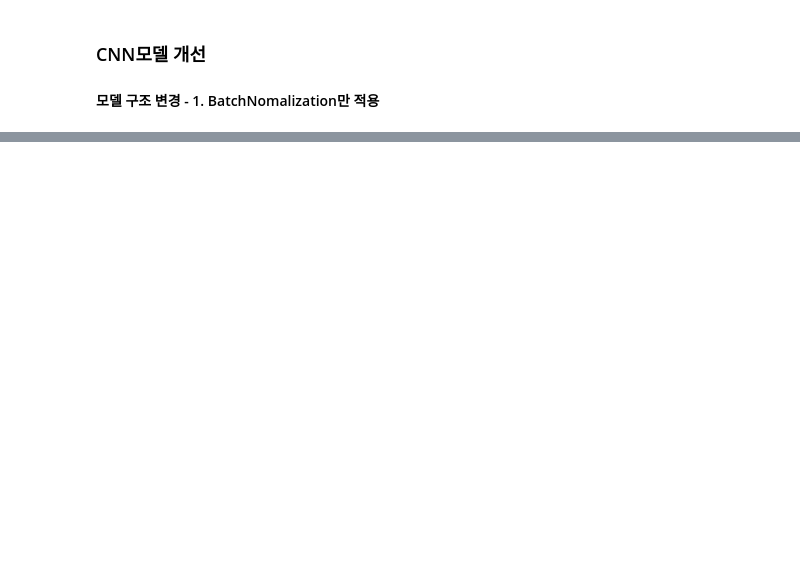
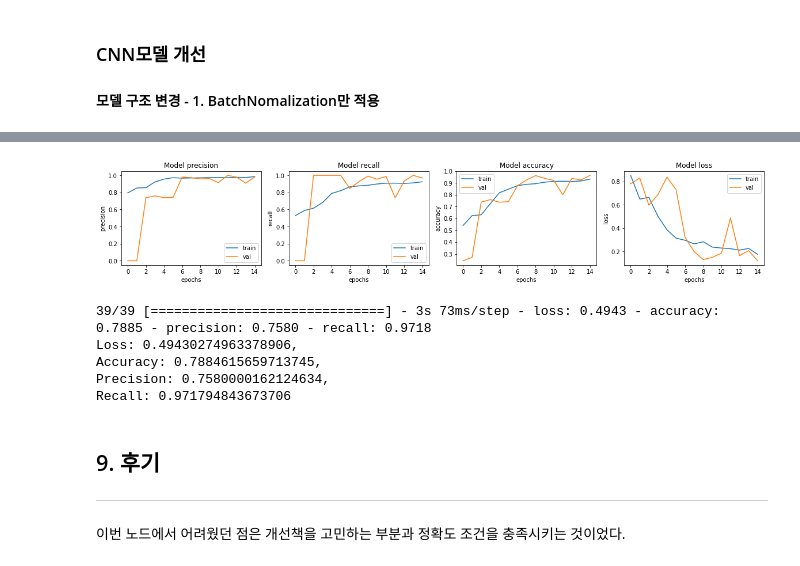
Before and after one commit to tunastorm/aiffel_lms, a Jupyter notebook: chest_xray/[E-11] chest_Xray_ycw.ipynb, the cells around one changed output, grey strips where cells are left out. Saved outputs shown, nothing was run; the diff lists cells and outputs as text; code cells hidden in the pictures; blank space fills up the shorter version.

```diff
--- a/chest_xray/[E-11] chest_Xray_ycw.ipynb
+++ b/chest_xray/[E-11] chest_Xray_ycw.ipynb
@@ -529,0 +674,9 @@ Epoch 1/25
+# %%
+def dense_block(units, dropout_rate):
+    block = tf.keras.Sequential([
+        tf.keras.layers.Dense(units, activation='relu'),
+        tf.keras.layers.BatchNormalization(),
+        tf.keras.layers.Dropout(dropout_rate)
+    ])
+
+    return block
@@ -529,0 +710,25 @@ Epoch 1/25
+# %%
+with tf.device('/GPU:0'):
+    model = build_model()
+
+    METRICS = [
+        'accuracy',
+        tf.keras.metrics.Precision(name='precision'),
+        tf.keras.metrics.Recall(name='recall')
+    ]
+
+    model.compile(
+        optimizer='adam',
+        loss='binary_crossentropy',
+        metrics=METRICS
+    )
+
+with tf.device('/GPU:0'):
+    history = model.fit(
+        train_ds,
+        steps_per_epoch=TRAIN_IMG_COUNT // BATCH_SIZE,
+        epochs=EPOCHS,
+        validation_data=val_ds,
+        validation_steps=VAL_IMG_COUNT // BATCH_SIZE,
+        class_weight=class_weight,
+    )
@@ -529,0 +753,27 @@ Epoch 1/25
+# %%
+fig, ax = plt.subplots(1, 4, figsize=(20, 3))
+ax = ax.ravel()
+
+for i, met in enumerate(['precision', 'recall', 'accuracy', 'loss']):
+    ax[i].plot(history.history[met])
+    ax[i].plot(history.history['val_' + met])
+    ax[i].set_title('Model {}'.format(met))
+    ax[i].set_xlabel('epochs')
+    ax[i].set_ylabel(met)
+    ax[i].legend(['train', 'val'])
+# %% [output]
+[figure, added]
+# %%
+loss, accuracy, precision, recall = model.evaluate(test_ds)
+print(f'Loss: {loss},\nAccuracy: {accuracy},\nPrecision: {precision},\nRecall: {recall}')
+# %% [output]
+39/39 [==============================] - 3s 73ms/step - loss: 0.4943 - accuracy: 0.7885 - precision: 0.7580 - recall: 0.9718
+Loss: 0.49430274963378906,
+Accuracy: 0.7884615659713745,
+Precision: 0.7580000162124634,
+Recall: 0.971794843673706
+# %% [markdown]
+## 9. 후기
+-----
+# %% [markdown]
+이번 노드에서 어려웠던 점은 개선책을 고민하는 부분과 정확도 조건을 충족시키는 것이었다.
```
Also changed, not shown: parts of 17 cells of this notebook.
